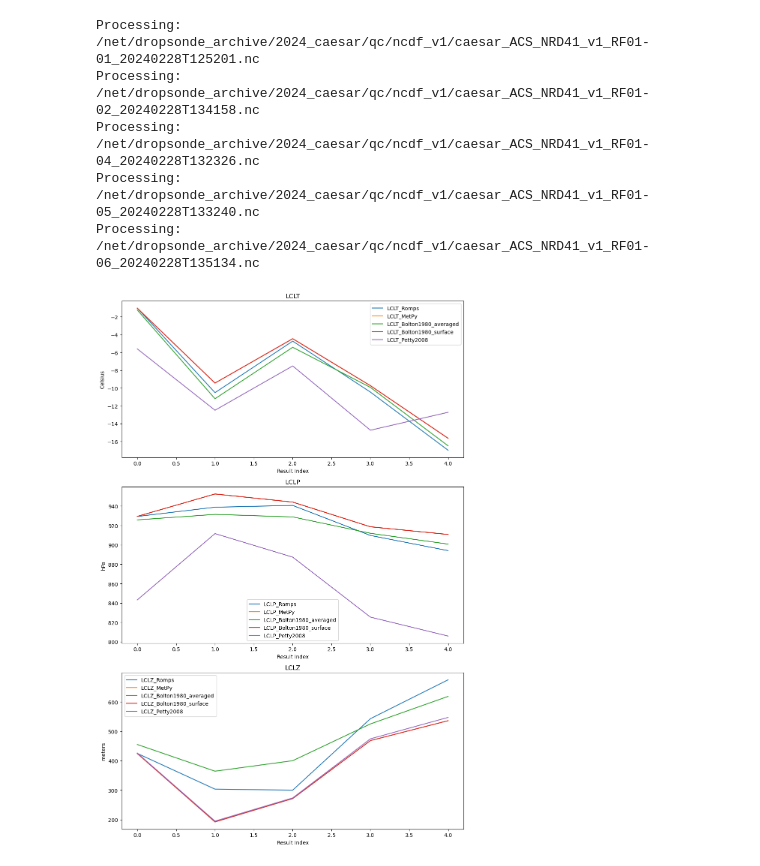
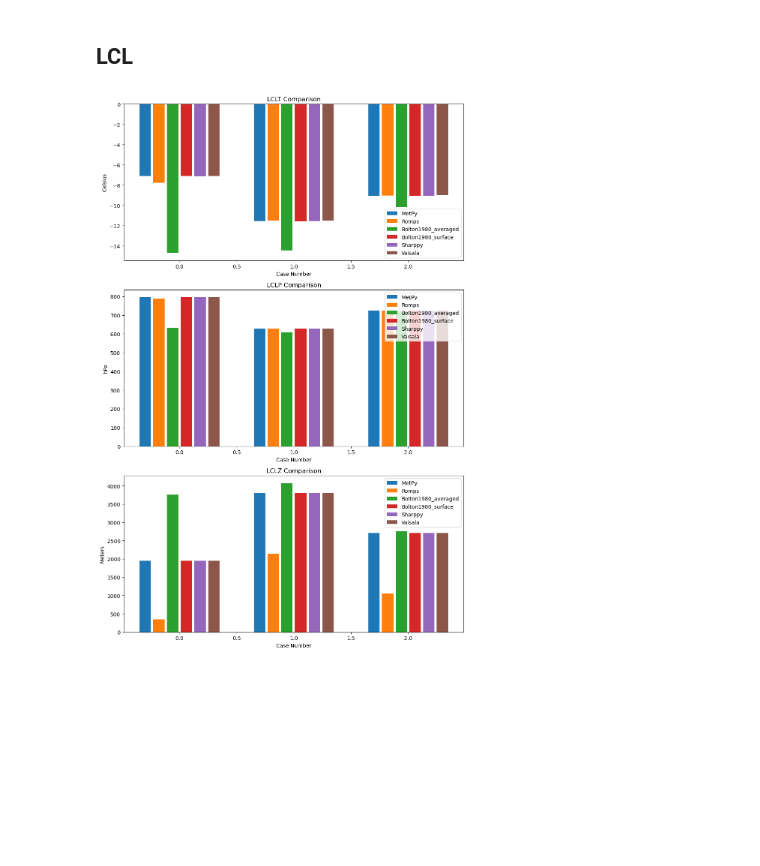
Before and after one commit to myasea8/sounding_parameters, a Jupyter notebook: test.ipynb, the cells around one changed output. Saved outputs shown, nothing was run; the diff lists cells and outputs as text; code cells hidden in the pictures; blank space fills up the shorter version.

```diff
--- a/test.ipynb
+++ b/test.ipynb
@@ -1,59 +6,53 @@
 # %%
-# Import batch processing
-from src.batch_processing import process_field_campaign
-
 # Define path to field campaign data
-data_path = ""
+#data_path = "/net/dropsonde_archive/2024_caesar/qc/ncdf_v1/"
+data_path = 'src/data/netcdf'
 
 # Process all NetCDF files in the data path
-results = process_field_campaign(data_path, limit = 5)
+results = process_field_campaign(data_path, limit = 15)
-# %% [output]
-Processing: /net/dropsonde_archive/2024_caesar/qc/ncdf_v1/caesar_ACS_NRD41_v1_RF01-01_20240228T125201.nc
-Processing: /net/dropsonde_archive/2024_caesar/qc/ncdf_v1/caesar_ACS_NRD41_v1_RF01-02_20240228T134158.nc
-Processing: /net/dropsonde_archive/2024_caesar/qc/ncdf_v1/caesar_ACS_NRD41_v1_RF01-04_20240228T132326.nc
-Processing: /net/dropsonde_archive/2024_caesar/qc/ncdf_v1/caesar_ACS_NRD41_v1_RF01-05_20240228T133240.nc
-Processing: /net/dropsonde_archive/2024_caesar/qc/ncdf_v1/caesar_ACS_NRD41_v1_RF01-06_20240228T135134.nc
+# %% [markdown]
+## LCL
 # %%
-import matplotlib.pyplot as plt
-
-# Define suffixes
-# Find suffixes programmatically
 suffixes = list(set(k.split('LCLZ')[-1] for ds in results for k in ds.keys() if k.startswith('LCLZ')))
 
 # Extract the variables from the datasets
 lclt = {suffix: [ds[f'LCLT{suffix}'].values for ds in results] for suffix in suffixes}
 lclp = {suffix: [ds[f'LCLP{suffix}'].values for ds in results] for suffix in suffixes}
 lclz = {suffix: [ds[f'LCLZ{suffix}'].values for ds in results] for suffix in suffixes}
 
-# Create a figure and axis objects
+# Manually add a value to lclt and lclp
+#lclt['_Bolton1980_averaged'][0] = [np.array(-7.113433572400368)]
+
+lclt['_Vaisala'] = [np.array(-7.1), np.array(-11.5), np.array(-9.0)]
+lclp['_Vaisala'] = [np.array(794.99), np.array(628.94), np.array(724.97)]
+lclz['_Vaisala'] = [np.array(1946), np.array(3803), np.array(2709)]
+suffixes.append('_Vaisala')
+
+# Define bar width and positions
+bar_width = 0.1  # Width of each bar
+x = np.arange(len(results))  # X positions for the cases
+offsets = np.linspace(-bar_width * (len(suffixes) // 2), bar_width * (len(suffixes) // 2), len(suffixes))
+
+# Create a figure and axes
 fig, axs = plt.subplots(3, 1, figsize=(10, 15))
 
+# Define function to plot bar charts
+def plot_bar(ax, data, title, ylabel):
+    for i, suffix in enumerate(suffixes):
+        ax.bar(x + offsets[i], data[suffix], width=bar_width, label=suffix[1:])
+    ax.set_title(title)
+    ax.set_xlabel("Case Number")
+    ax.set_ylabel(ylabel)
+    ax.legend()
+
 # Plot LCLT
-for suffix in suffixes:
-    axs[0].plot(range(len(results)), lclt[suffix], label=f'LCLT{suffix}')
-axs[0].set_title('LCLT')
-axs[0].set_xlabel('Result Index')
-axs[0].set_ylabel('Celsius')
-axs[0].legend()
-
+plot_bar(axs[0], lclt, "LCLT Comparison", "Celsius")
 # Plot LCLP
-for suffix in suffixes:
-    axs[1].plot(range(len(results)), lclp[suffix], label=f'LCLP{suffix}')
-axs[1].set_title('LCLP')
-axs[1].set_xlabel('Result Index')
-axs[1].set_ylabel('hPa')
-axs[1].legend()
-
+plot_bar(axs[1], lclp, "LCLP Comparison", "hPa")
 # Plot LCLZ
-for suffix in suffixes:
-    axs[2].plot(range(len(results)), lclz[suffix], label=f'LCLZ{suffix}')
-axs[2].set_title('LCLZ')
-axs[2].set_xlabel('Result Index')
-axs[2].set_ylabel('meters')
-axs[2].legend()
-
-# Adjust layout
+plot_bar(axs[2], lclz, "LCLZ Comparison", "Meters")
+# Adjust layout and show plot
 plt.tight_layout()
 plt.show()
 # %% [output]
-[figure, old version]
+[figure, new version]
```
Also changed, not shown: parts of 9 cells of this notebook, 6 other files.
